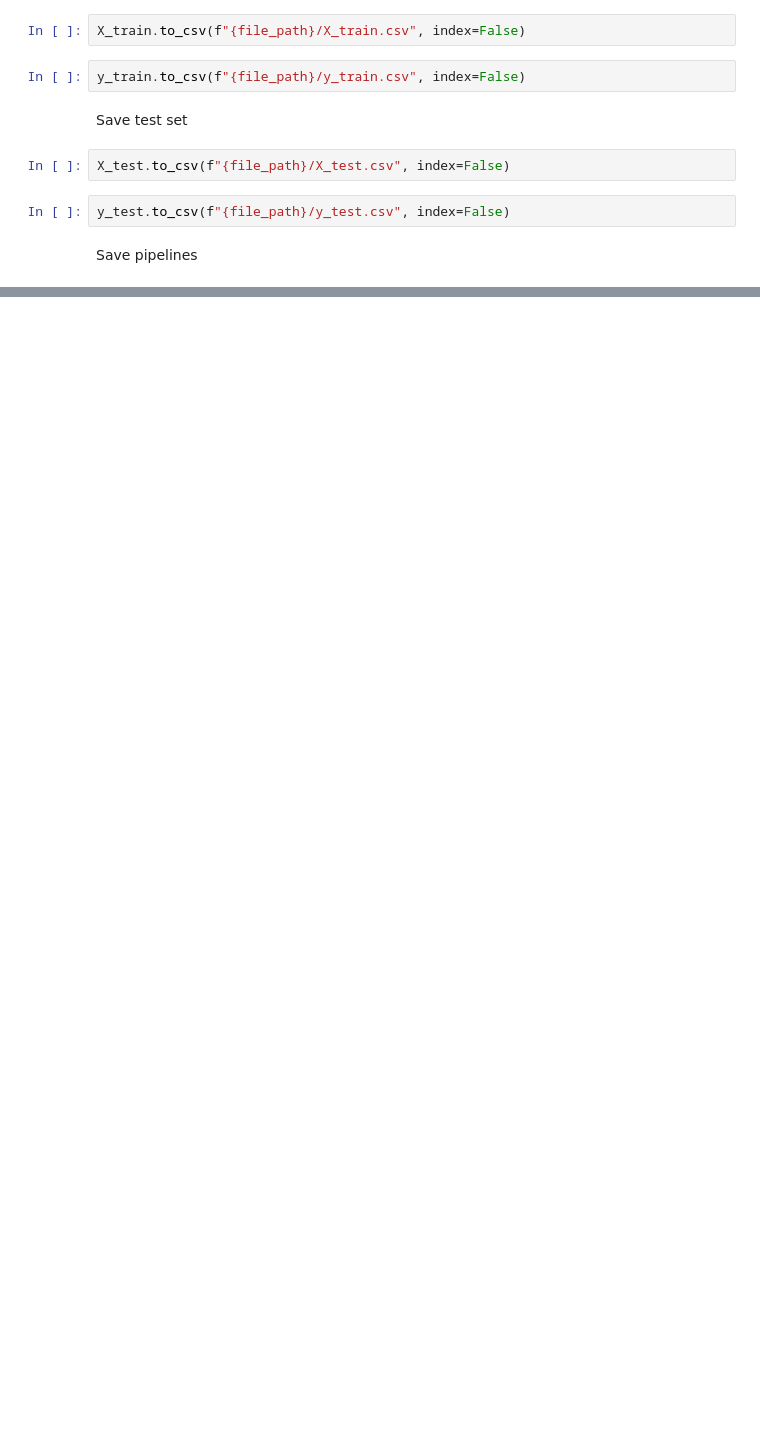
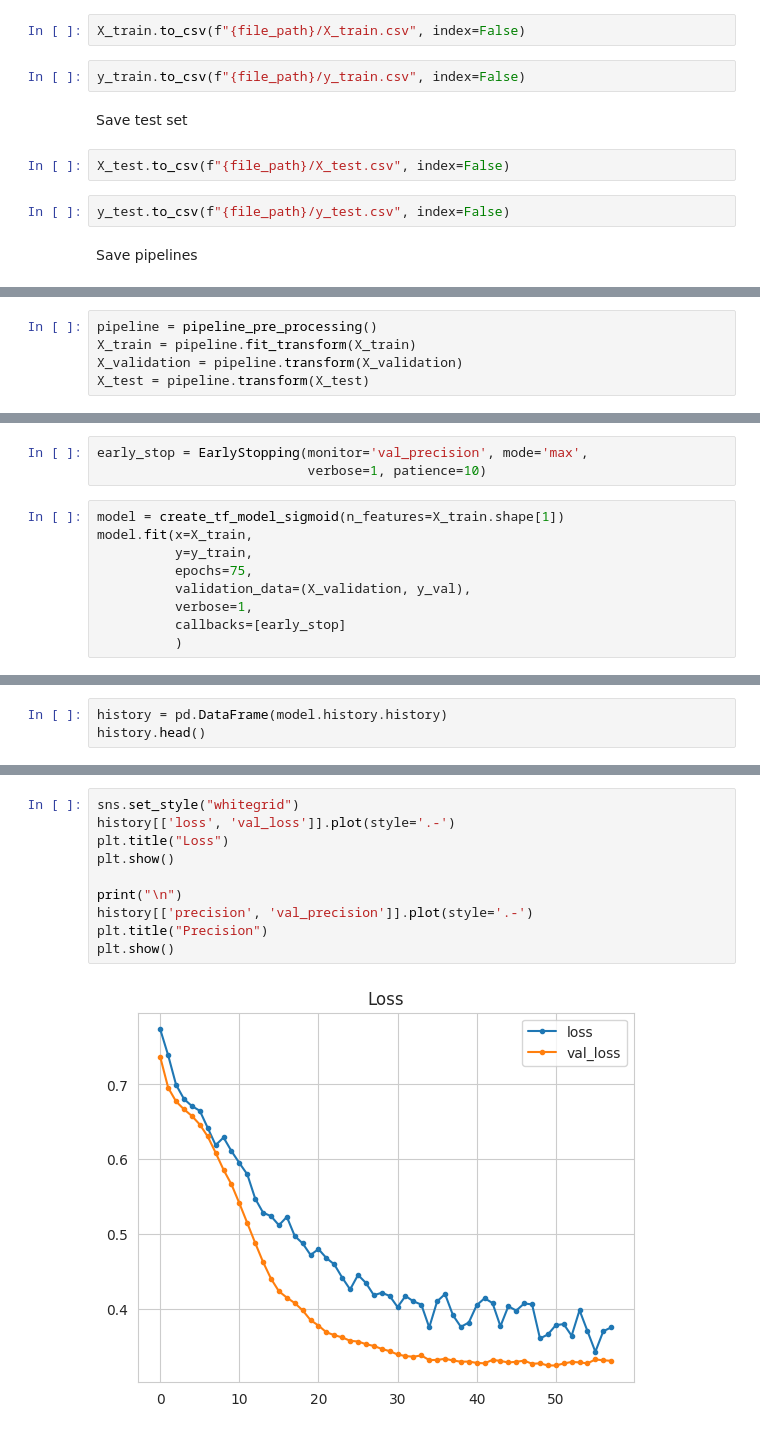
Before and after one commit to AngeloGaeta1990/Heart_attack_risk, a Jupyter notebook: jupyer_notebooks/ModelingAndEvaluation.ipynb, the cells around one changed output, grey strips where cells are left out. Cells and saved outputs as stored; diff of their text form; blank space fills up the shorter version.

```diff
--- a/jupyer_notebooks/ModelingAndEvaluation.ipynb
+++ b/jupyer_notebooks/ModelingAndEvaluation.ipynb
@@ -592,0 +679,5 @@ joblib.dump(value=pipeline_clf,
+# %%
+pipeline = pipeline_pre_processing()
+X_train = pipeline.fit_transform(X_train)
+X_validation = pipeline.transform(X_validation)
+X_test = pipeline.transform(X_test)
@@ -592,0 +743,12 @@ joblib.dump(value=pipeline_clf,
+# %%
+early_stop = EarlyStopping(monitor='val_precision', mode='max',
+                           verbose=1, patience=10)
+# %%
+model = create_tf_model_sigmoid(n_features=X_train.shape[1])
+model.fit(x=X_train,
+          y=y_train,
+          epochs=75,
+          validation_data=(X_validation, y_val),
+          verbose=1,
+          callbacks=[early_stop]
+          )
@@ -592,0 +777,3 @@ joblib.dump(value=pipeline_clf,
+# %%
+history = pd.DataFrame(model.history.history)
+history.head()
@@ -592,0 +787,12 @@ joblib.dump(value=pipeline_clf,
+# %%
+sns.set_style("whitegrid")
+history[['loss', 'val_loss']].plot(style='.-')
+plt.title("Loss")
+plt.show()
+
+print("\n")
+history[['precision', 'val_precision']].plot(style='.-')
+plt.title("Precision")
+plt.show()
+# %% [output]
+[figure, added]
```
Also changed, not shown: parts of 37 cells of this notebook, 1 other file.
